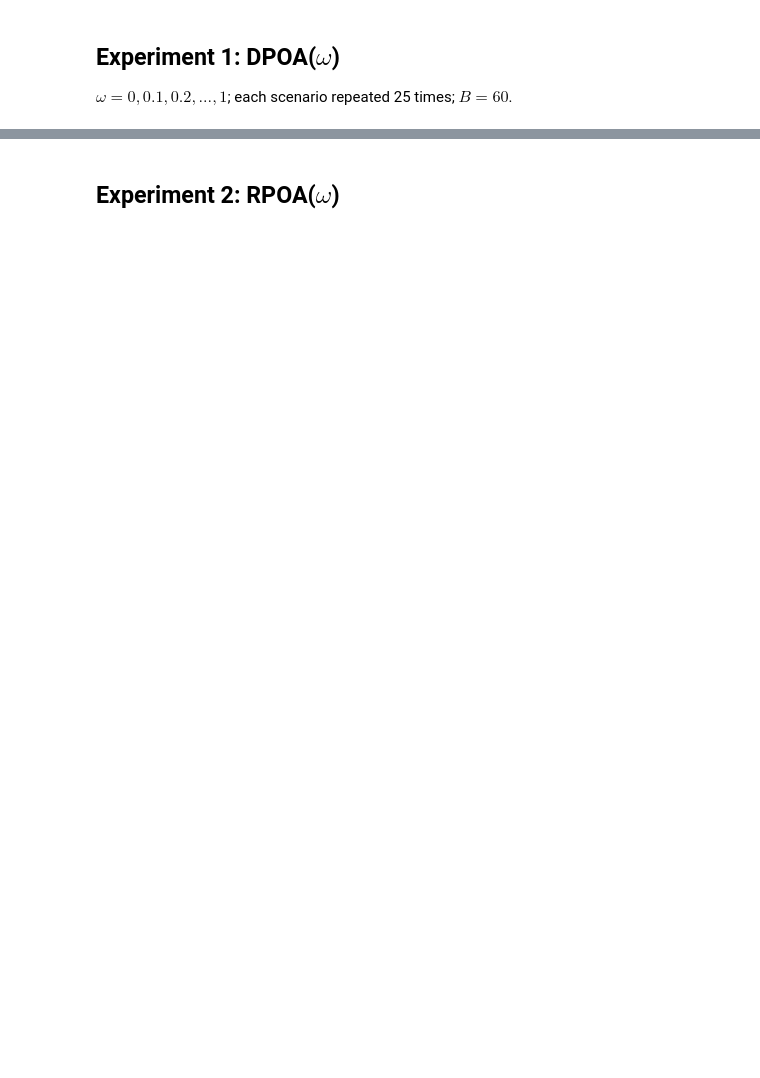
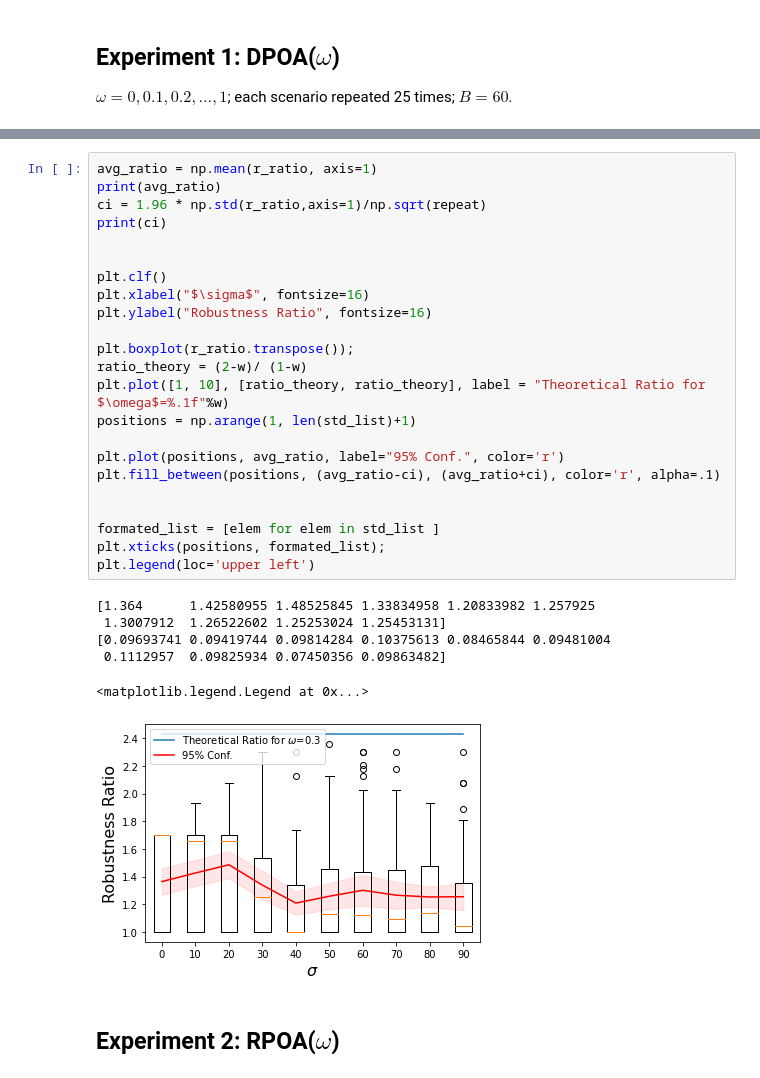
Before and after one commit to majid-khonji/rent-or-buy, a Jupyter notebook: test.ipynb, the cells around one changed output, grey strips where cells are left out. Saved outputs shown, nothing was run; the diff lists cells and outputs as text; blank space fills up the shorter version.

```diff
--- a/test.ipynb
+++ b/test.ipynb
@@ -50,3 +76,33 @@ plt.xticks(positions, formated_list);
+# %%
+avg_ratio = np.mean(r_ratio, axis=1)
+print(avg_ratio)
+ci = 1.96 * np.std(r_ratio,axis=1)/np.sqrt(repeat)
+print(ci)
+
+
+plt.clf()
+plt.xlabel("$\sigma$", fontsize=16)
+plt.ylabel("Robustness Ratio", fontsize=16)
+
+plt.boxplot(r_ratio.transpose());
+ratio_theory = (2-w)/ (1-w)
+plt.plot([1, 10], [ratio_theory, ratio_theory], label = "Theoretical Ratio for $\omega$=%.1f"%w)
+positions = np.arange(1, len(std_list)+1)
+
+plt.plot(positions, avg_ratio, label="95% Conf.", color='r')
+plt.fill_between(positions, (avg_ratio-ci), (avg_ratio+ci), color='r', alpha=.1)
+
+
+formated_list = [elem for elem in std_list ]
+plt.xticks(positions, formated_list);
+plt.legend(loc='upper left')
+# %% [output]
+[1.364      1.42580955 1.48525845 1.33834958 1.20833982 1.257925
+ 1.3007912  1.26522602 1.25253024 1.25453131]
+[0.09693741 0.09419744 0.09814284 0.10375613 0.08465844 0.09481004
+ 0.1112957  0.09825934 0.07450356 0.09863482]
+<matplotlib.legend.Legend at 0x...>
+[figure, added]
 # %% [markdown]
 ## Experiment 2: RPOA($\omega$)
 # %%
```
Also changed, not shown: parts of 11 cells of this notebook, 2 other files.
